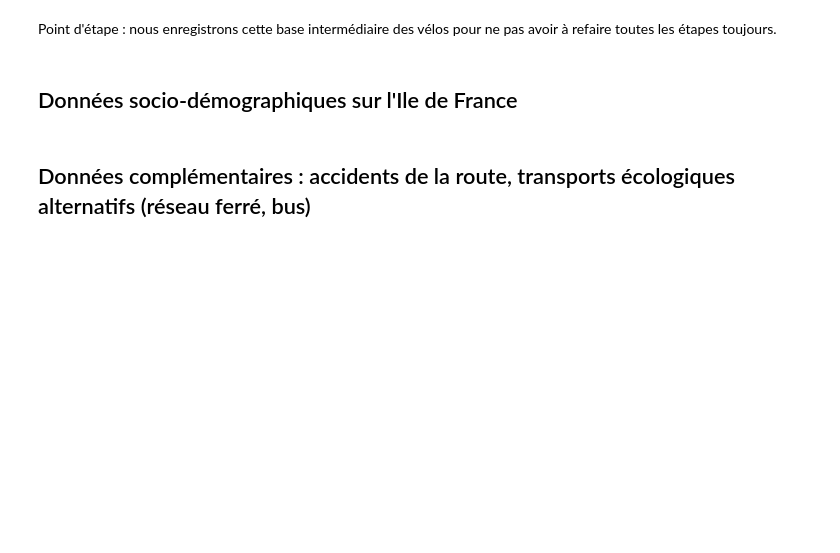
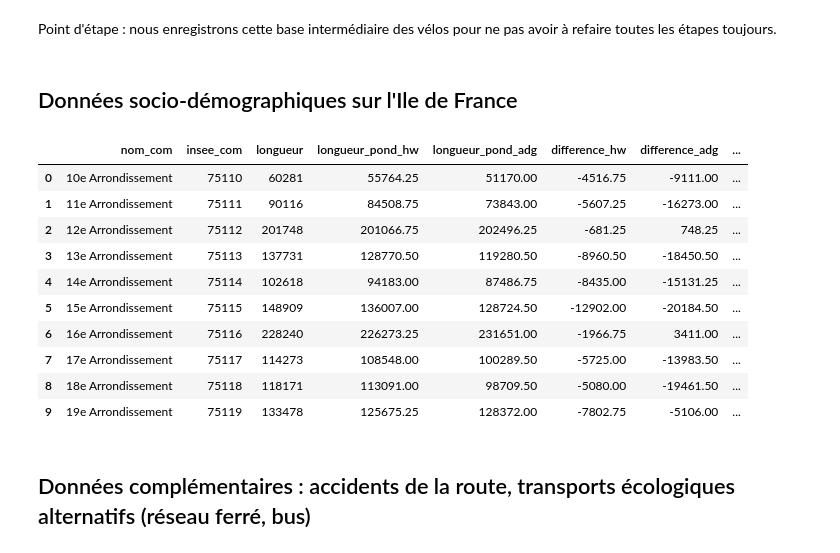
Before and after one commit to christellenguenang/Projet_Catherine_Christelle, a Jupyter notebook: 1_traitement_analyse.ipynb, the cells around one changed output. Cells and saved outputs as stored; diff of their text form; code cells hidden in the pictures; blank space fills up the shorter version.

```diff
--- a/1_traitement_analyse.ipynb
+++ b/1_traitement_analyse.ipynb
@@ -456,5 +603,23 @@ df_velo.to_file('df_velo.geojson', driver='GeoJSON')
 # %% [markdown]
 ## Données socio-démographiques sur l'Ile de France
+# %%
+# Charger dataframe df_velo
+
+df_velo = gpd.read_file('df_velo.geojson')
+# %%
+df_velo.head(10)
+# %% [output]
+|  | nom_com | insee_com | longueur | longueur_pond_hw | longueur_pond_adg | difference_hw | difference_adg | ... |
+| 0 | 10e Arrondissement | 75110 | 60281 | 55764.25 | 51170.00 | -4516.75 | -9111.00 | ... |
+| 1 | 11e Arrondissement | 75111 | 90116 | 84508.75 | 73843.00 | -5607.25 | -16273.00 | ... |
+| 2 | 12e Arrondissement | 75112 | 201748 | 201066.75 | 202496.25 | -681.25 | 748.25 | ... |
+| 3 | 13e Arrondissement | 75113 | 137731 | 128770.50 | 119280.50 | -8960.50 | -18450.50 | ... |
+| 4 | 14e Arrondissement | 75114 | 102618 | 94183.00 | 87486.75 | -8435.00 | -15131.25 | ... |
+| 5 | 15e Arrondissement | 75115 | 148909 | 136007.00 | 128724.50 | -12902.00 | -20184.50 | ... |
+| 6 | 16e Arrondissement | 75116 | 228240 | 226273.25 | 231651.00 | -1966.75 | 3411.00 | ... |
+| 7 | 17e Arrondissement | 75117 | 114273 | 108548.00 | 100289.50 | -5725.00 | -13983.50 | ... |
+| 8 | 18e Arrondissement | 75118 | 118171 | 113091.00 | 98709.50 | -5080.00 | -19461.50 | ... |
+| 9 | 19e Arrondissement | 75119 | 133478 | 125675.25 | 128372.00 | -7802.75 | -5106.00 | ... |
 # %% [markdown]
 ## Données complémentaires : accidents de la route, transports écologiques alternatifs (réseau ferré, bus)
 # %% [markdown]
```
Also changed, not shown: parts of 33 cells of this notebook.
